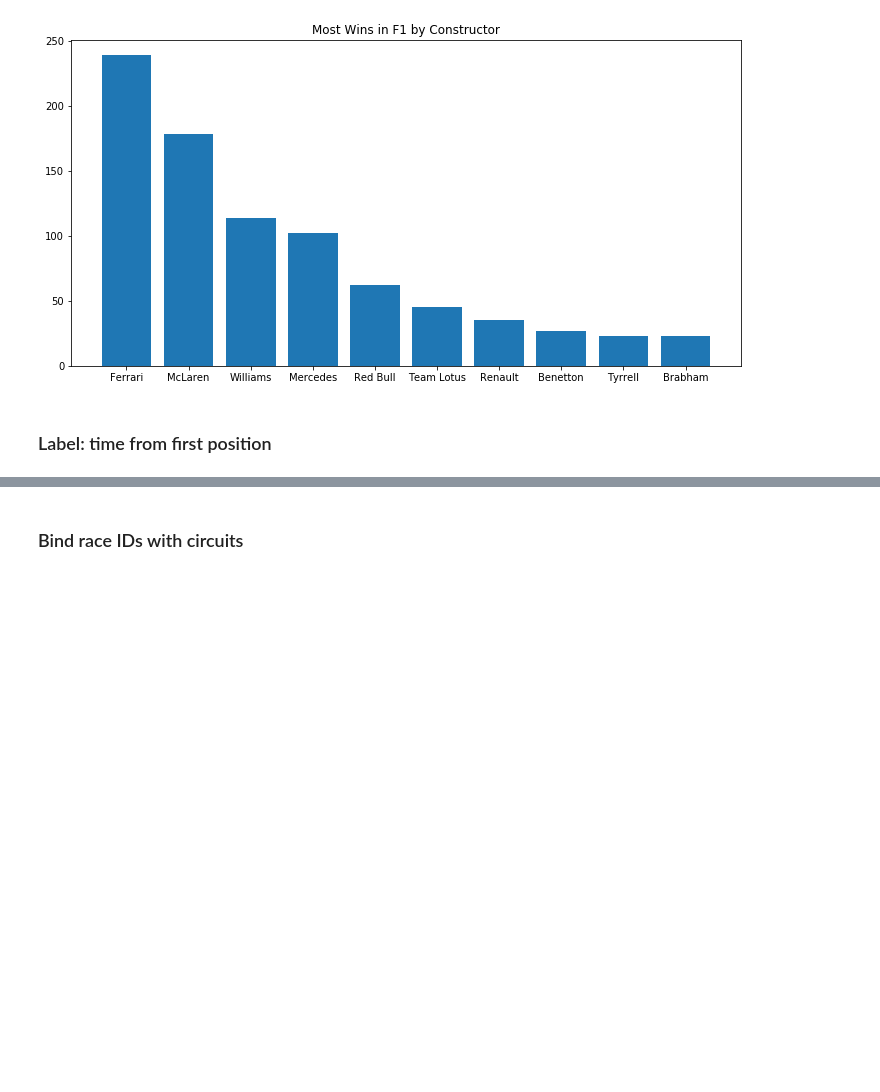
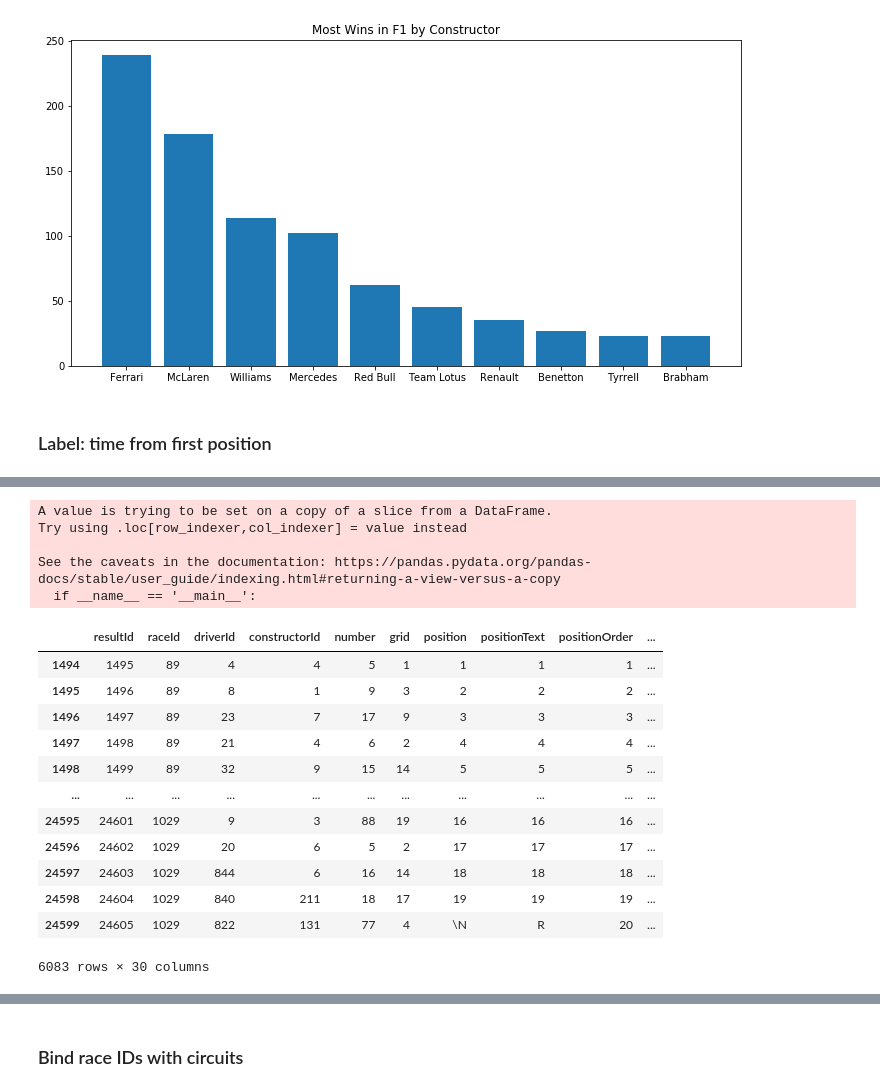
Before and after one commit to edie-zhou/data_lab_f1, a Jupyter notebook: F1.ipynb, the cells around one changed output, grey strips where cells are left out. Cells and saved outputs as stored; diff of their text form; code cells hidden in the pictures; blank space fills up the shorter version.

```diff
--- a/F1.ipynb
+++ b/F1.ipynb
@@ -192,0 +401,54 @@ finished = []
+# %%
+years = list(range(2004, 2020))
+
+# get dict of raceId by round by year
+year_dict = {}
+df_race = get_df('races.csv')
+for year in years:
+    df_year = df_race.loc[df_race['year']==year]
+
+    round_dict = {}
+    rounds = df_year['round'].unique()
+    for rnd in rounds:
+        raceId = df_race.loc[(df_race['year']==year) & (df_race['round']==rnd)]['raceId'].unique()
+        round_dict[rnd] = raceId[0]
+    year_dict[year] = round_dict
+# %%
+
+df_prev = None
+for year in year_dict.keys():
+    for rnd in year_dict[year].keys():
+
+        if rnd is not 1:
+            # drop first rounds
+            raceId = year_dict[year][rnd]
+            race_data = df_thin.loc[df_thin['raceId']==(raceId-1)]
+            race_data['current_id'] = raceId
+
+            if df_prev is None:
+                # Initial df assignment
+                df_prev = race_data
+            else:
+                df_prev = pd.concat([df_prev, race_data])
+# %% [output]
+A value is trying to be set on a copy of a slice from a DataFrame.
+Try using .loc[row_indexer,col_indexer] = value instead
+
+See the caveats in the documentation: https://pandas.pydata.org/pandas-docs/stable/user_guide/indexing.html#returning-a-view-versus-a-copy
+  if __name__ == '__main__':
+# %%
+display(df_prev)
+# %% [output]
+|  | resultId | raceId | driverId | constructorId | number | grid | position | positionText | positionOrder | ... |
+| 1494 | 1495 | 89 | 4 | 4 | 5 | 1 | 1 | 1 | 1 | ... |
+| 1495 | 1496 | 89 | 8 | 1 | 9 | 3 | 2 | 2 | 2 | ... |
+| 1496 | 1497 | 89 | 23 | 7 | 17 | 9 | 3 | 3 | 3 | ... |
+| 1497 | 1498 | 89 | 21 | 4 | 6 | 2 | 4 | 4 | 4 | ... |
+| 1498 | 1499 | 89 | 32 | 9 | 15 | 14 | 5 | 5 | 5 | ... |
+| ... | ... | ... | ... | ... | ... | ... | ... | ... | ... | ... |
+| 24595 | 24601 | 1029 | 9 | 3 | 88 | 19 | 16 | 16 | 16 | ... |
+| 24596 | 24602 | 1029 | 20 | 6 | 5 | 2 | 17 | 17 | 17 | ... |
+| 24597 | 24603 | 1029 | 844 | 6 | 16 | 14 | 18 | 18 | 18 | ... |
+| 24598 | 24604 | 1029 | 840 | 211 | 18 | 17 | 19 | 19 | 19 | ... |
+| 24599 | 24605 | 1029 | 822 | 131 | 77 | 4 | \N | R | 20 | ... |
+6083 rows × 30 columns
```
Also changed, not shown: parts of 38 cells of this notebook.
